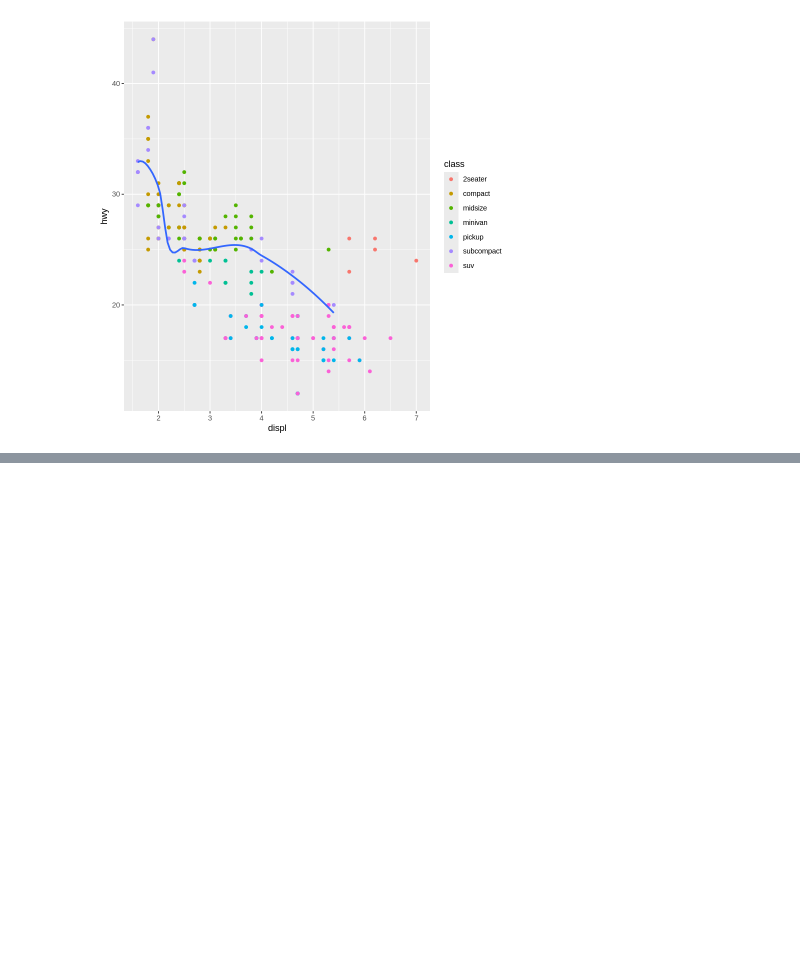
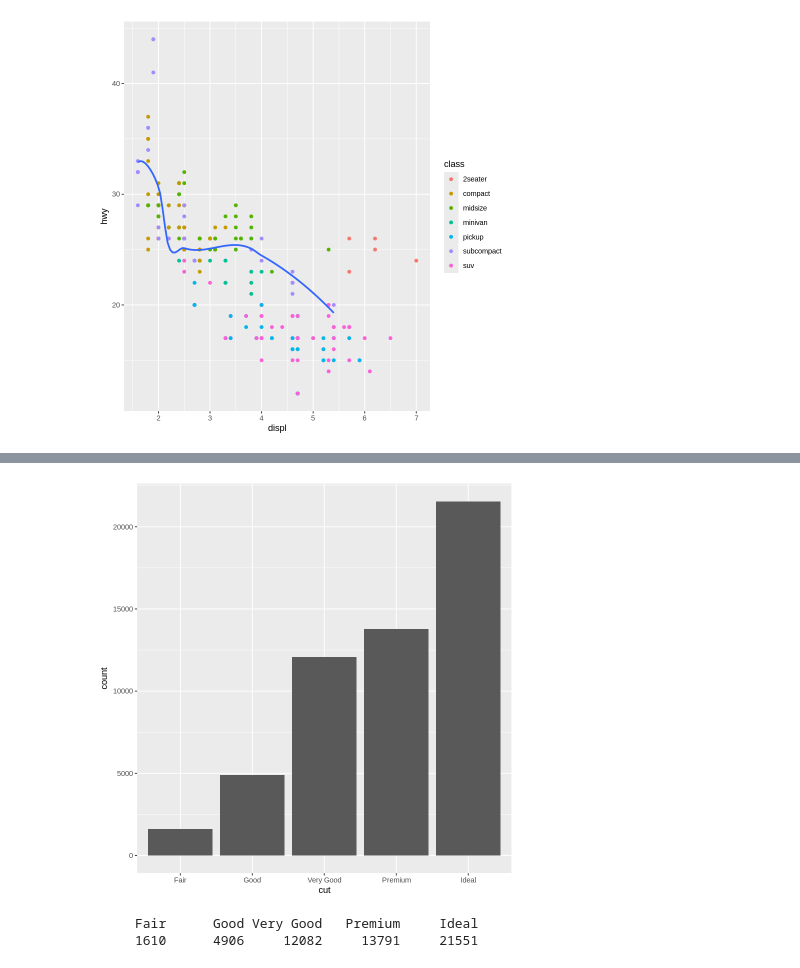
Before and after one commit to JunyoungB/SmartCityBigData, a Jupyter notebook: R4ds_1.ipynb, the cells around one changed output, grey strips where cells are left out. Saved outputs shown, nothing was run; the diff lists cells and outputs as text; code cells hidden in the pictures; blank space fills up the shorter version.

```diff
--- a/R4ds_1.ipynb
+++ b/R4ds_1.ipynb
@@ -1062,0 +1077,10 @@ ggplot() +
+# %%
+ggplot(data = diamonds) +
+  geom_bar(mapping = aes(x = cut))
+# %% [output]
+[figure, added]
+# %%
+table(diamonds$cut)
+# %% [output]
+     Fair      Good Very Good   Premium     Ideal
+     1610      4906     12082     13791     21551
```
Also changed, not shown: parts of 39 cells of this notebook.
